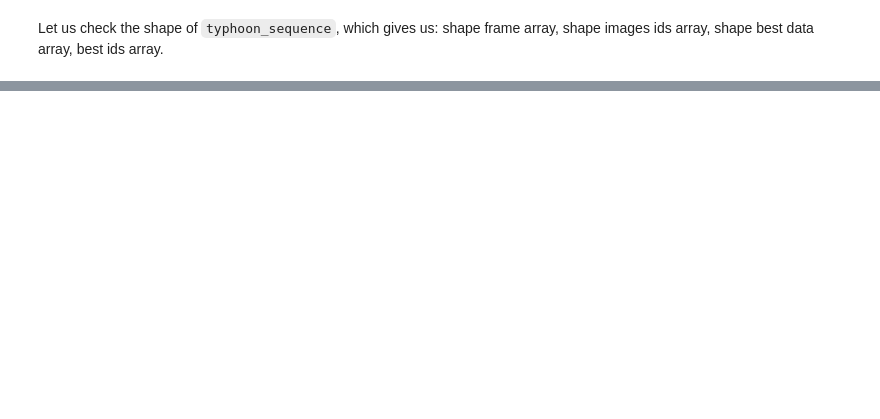
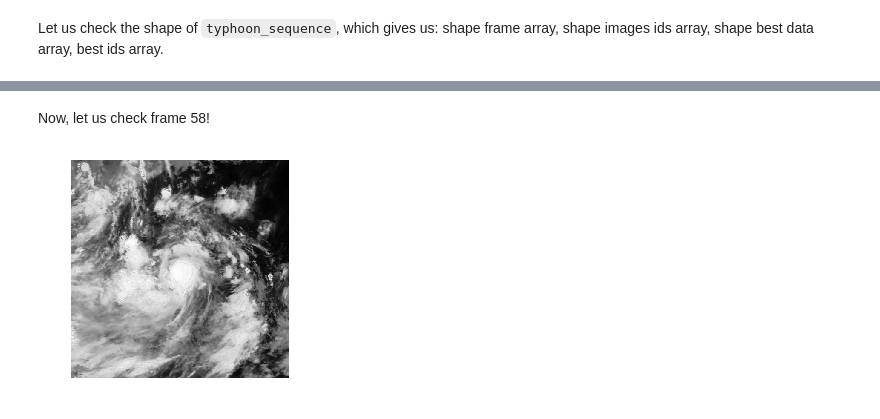
Before and after one commit to lucasrodes/pyphoon, a Jupyter notebook: notebooks/Correct_Images.ipynb, the cells around one changed output, grey strips where cells are left out. Saved outputs shown, nothing was run; the diff lists cells and outputs as text; code cells hidden in the pictures; blank space fills up the shorter version.

```diff
--- a/notebooks/Correct_Images.ipynb
+++ b/notebooks/Correct_Images.ipynb
@@ -27,0 +56,8 @@ typhoon_sequence_new = fix_sequence(typhoon_sequence, gap_filling=True, display=
+# %% [markdown]
+Now, let us check frame 58!
+# %%
+plt.imshow(sequence_corrected.get_data('images')[58], cmap="Greys")
+plt.axis('off')
+plt.show()
+# %% [output]
+[figure, added]
```
Also changed, not shown: parts of 26 cells of this notebook.
